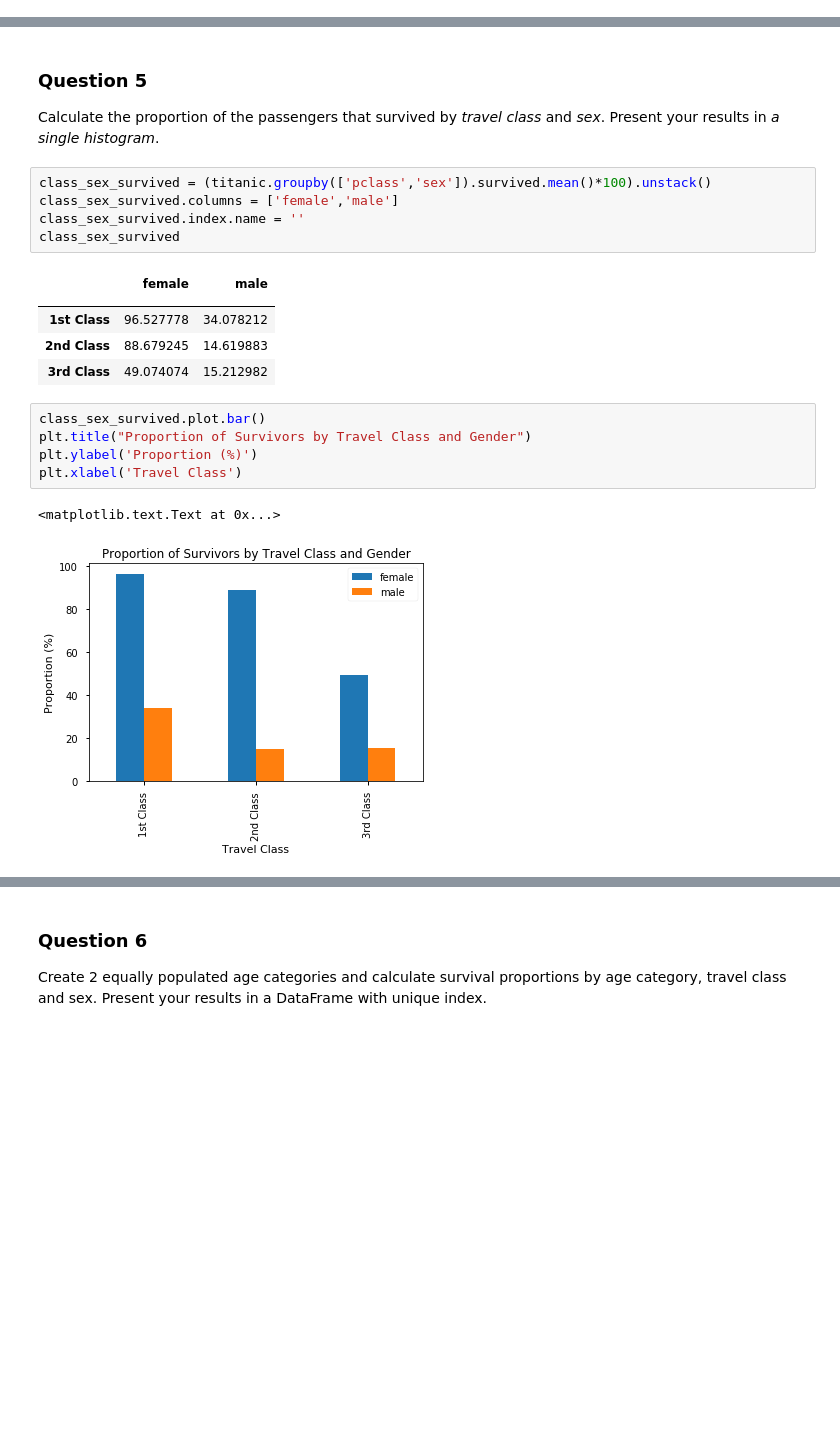
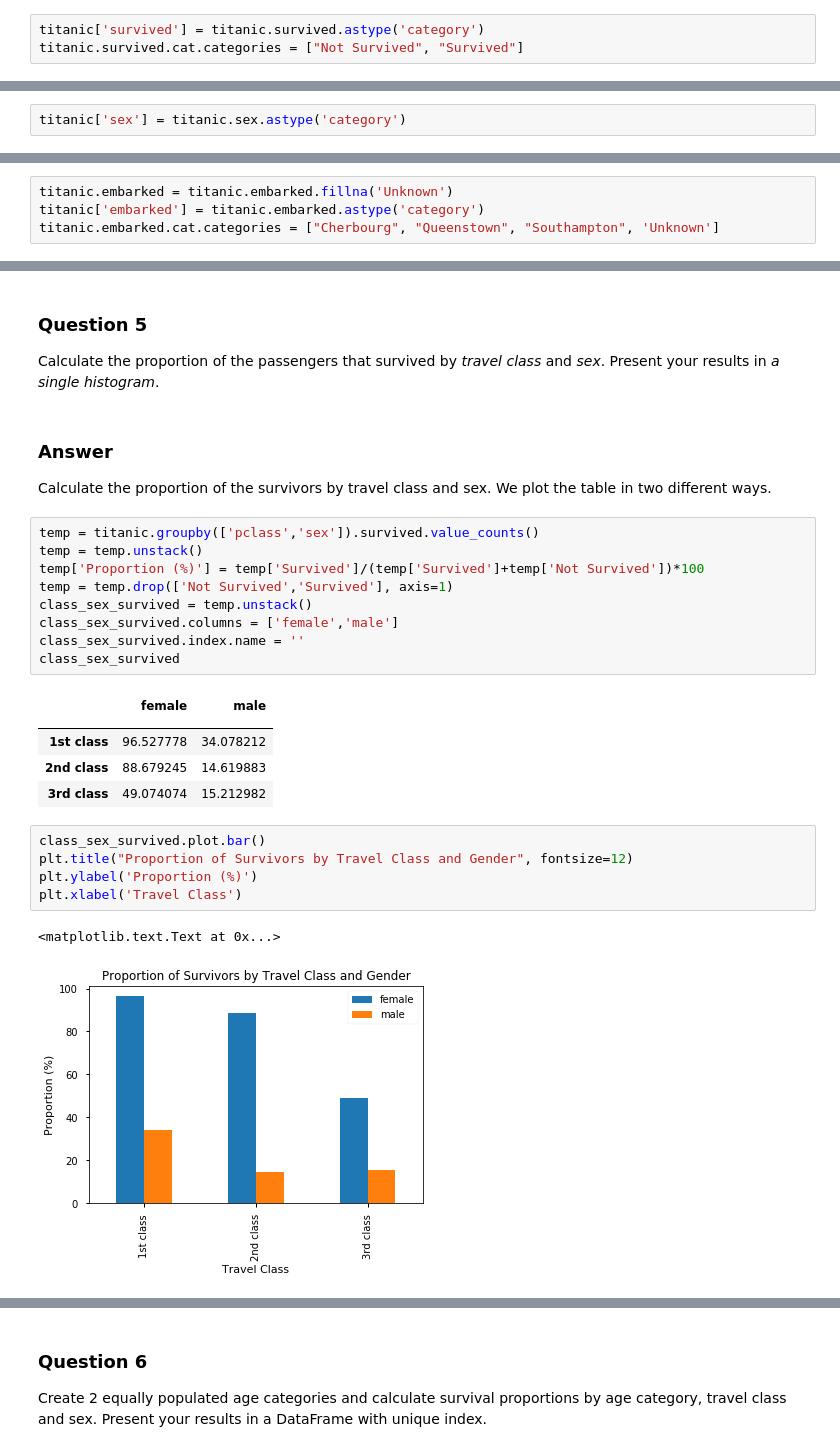
Before and after one commit to xiangzhemeng/EPFL-Applied-Data-Analysis-2017, a Jupyter notebook: Homework 1 by ST.ipynb, the cells around one changed output, grey strips where cells are left out. Cells and saved outputs as stored; diff of their text form; blank space fills up the shorter version.

```diff
--- a/Homework 1 by ST.ipynb
+++ b/Homework 1 by ST.ipynb
@@ -211,0 +160,3 @@ titanic.head()
+# %%
+titanic['survived'] = titanic.survived.astype('category')
+titanic.survived.cat.categories = ["Not Survived", "Survived"]
@@ -211,0 +165,2 @@ titanic.head()
+# %%
+titanic['sex'] = titanic.sex.astype('category')
@@ -211,0 +169,4 @@ titanic.head()
+# %%
+titanic.embarked = titanic.embarked.fillna('Unknown')
+titanic['embarked'] = titanic.embarked.astype('category')
+titanic.embarked.cat.categories = ["Cherbourg", "Queenstown", "Southampton", 'Unknown']
@@ -315,24 +302,31 @@ plt.ylabel('Survived')
 # %% [markdown]
 ### Question 5
 Calculate the proportion of the passengers that survived by *travel class* and *sex*. Present your results in *a single histogram*.
+# %% [markdown]
+### Answer
+Calculate the proportion of the survivors by travel class and sex. We plot the table in two different ways.
 # %%
-class_sex_survived = (titanic.groupby(['pclass','sex']).survived.mean()*100).unstack()
+temp = titanic.groupby(['pclass','sex']).survived.value_counts()
+temp = temp.unstack()
+temp['Proportion (%)'] = temp['Survived']/(temp['Survived']+temp['Not Survived'])*100
+temp = temp.drop(['Not Survived','Survived'], axis=1)
+class_sex_survived = temp.unstack()
 class_sex_survived.columns = ['female','male']
 class_sex_survived.index.name = ''
 class_sex_survived
 # %% [output]
 |  | female | male |
 |  |  |  |
-| 1st Class | 96.527778 | 34.078212 |
-| 2nd Class | 88.679245 | 14.619883 |
-| 3rd Class | 49.074074 | 15.212982 |
+| 1st class | 96.527778 | 34.078212 |
+| 2nd class | 88.679245 | 14.619883 |
+| 3rd class | 49.074074 | 15.212982 |
 # %%
 class_sex_survived.plot.bar()
-plt.title("Proportion of Survivors by Travel Class and Gender")
+plt.title("Proportion of Survivors by Travel Class and Gender", fontsize=12)
 plt.ylabel('Proportion (%)')
 plt.xlabel('Travel Class')
 # %% [output]
 <matplotlib.text.Text at 0x...>
-[figure, old version]
+[figure, new version]
 # %%
 class_sex_survived.T.plot.bar()
```
Also changed, not shown: parts of 66 cells of this notebook.
